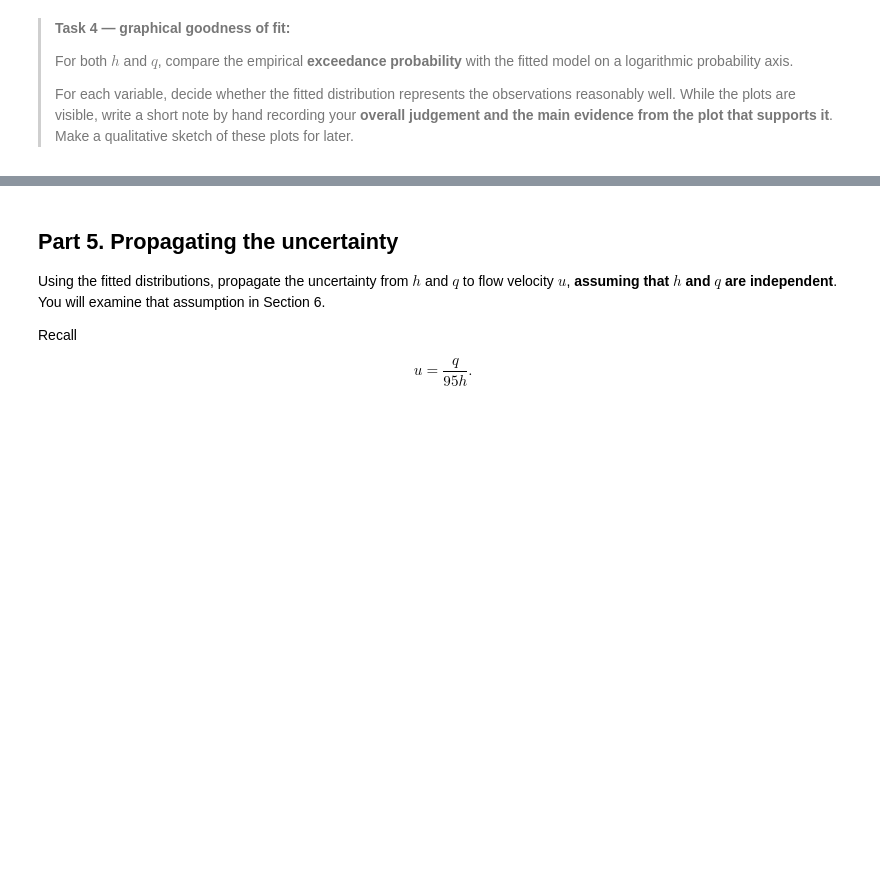
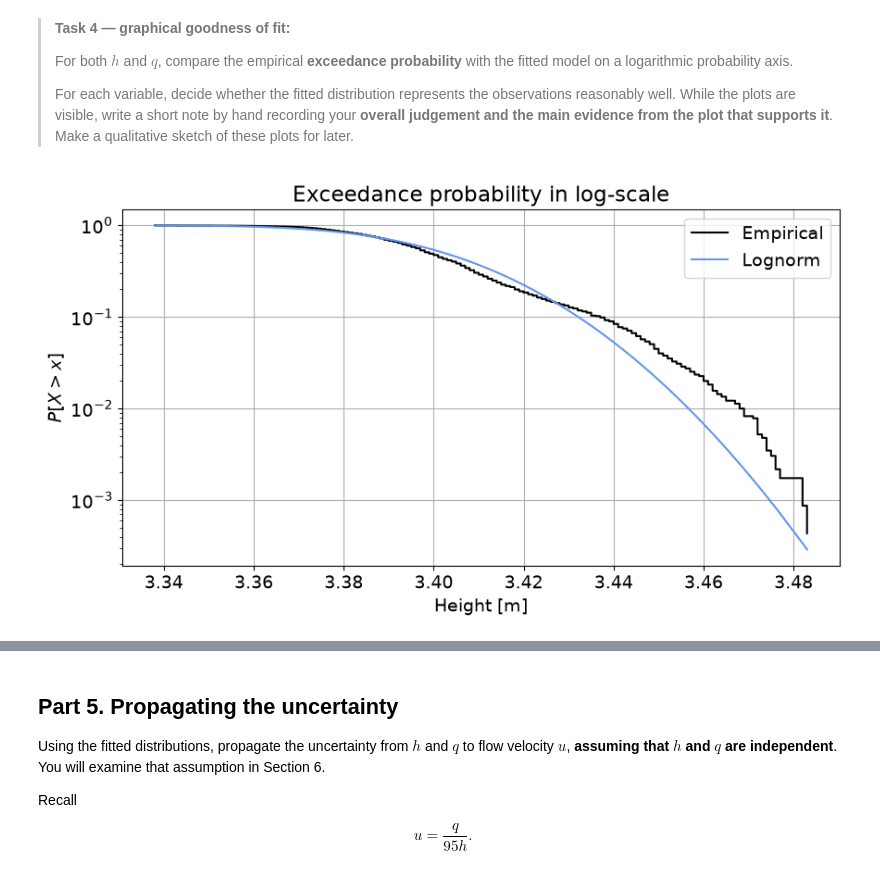
Before and after one commit to aileenkleibeuker-bit/GA1.4---Galena-7, a Jupyter notebook: GA_1.4.ipynb, the cells around one changed output, grey strips where cells are left out. Saved outputs shown, nothing was run; the diff lists cells and outputs as text; code cells hidden in the pictures; blank space fills up the shorter version.

```diff
--- a/GA_1.4.ipynb
+++ b/GA_1.4.ipynb
@@ -150,4 +150,24 @@ A fitted distribution is a model, not a guarantee that the observations actually
 >For each variable, decide whether the fitted distribution represents the observations reasonably well. While the plots are visible, write a short note by hand recording your **overall judgement and the main evidence from the plot that supports it**. Make a qualitative sketch of these plots for later.
 >
 # %%
-### YOUR CODE HERE
+def ecdf(observations):
+    """Return [non_exceedance_probabilities, sorted_values]."""
+    sorted_values = np.sort(observations)
+    n = sorted_values.size
+    non_exceedance_probabilities = np.arange(1, n + 1) / (n + 1)
+    return [non_exceedance_probabilities, sorted_values]
+# %%
+h_non_ex, h_sort = ecdf(h)
+q_non_ex, q_sort = ecdf(q)
+# %%
+# Visually compare the exceedance probabilities
+cdf_lognorm = stats.lognorm.cdf(h_sort, s=shape, loc=loc, scale=scale)
+
+fig, axes = plt.subplots(1, 1, figsize=(10, 5))
+axes.step(h_sort, 1 - h_non_ex, color='k', label='Empirical')
+axes.plot(h_sort, 1 - cdf_lognorm, color='cornflowerblue', label='Lognorm')
+axes.set_xlabel("Height [m]"); axes.set_ylabel('$P[X > x]$')
+axes.set_title('Exceedance probability in log-scale'); axes.set_yscale('log')
+axes.legend(); axes.grid()
+# %% [output]
+[figure, added]
```
Also changed, not shown: parts of 1 cell of this notebook.
